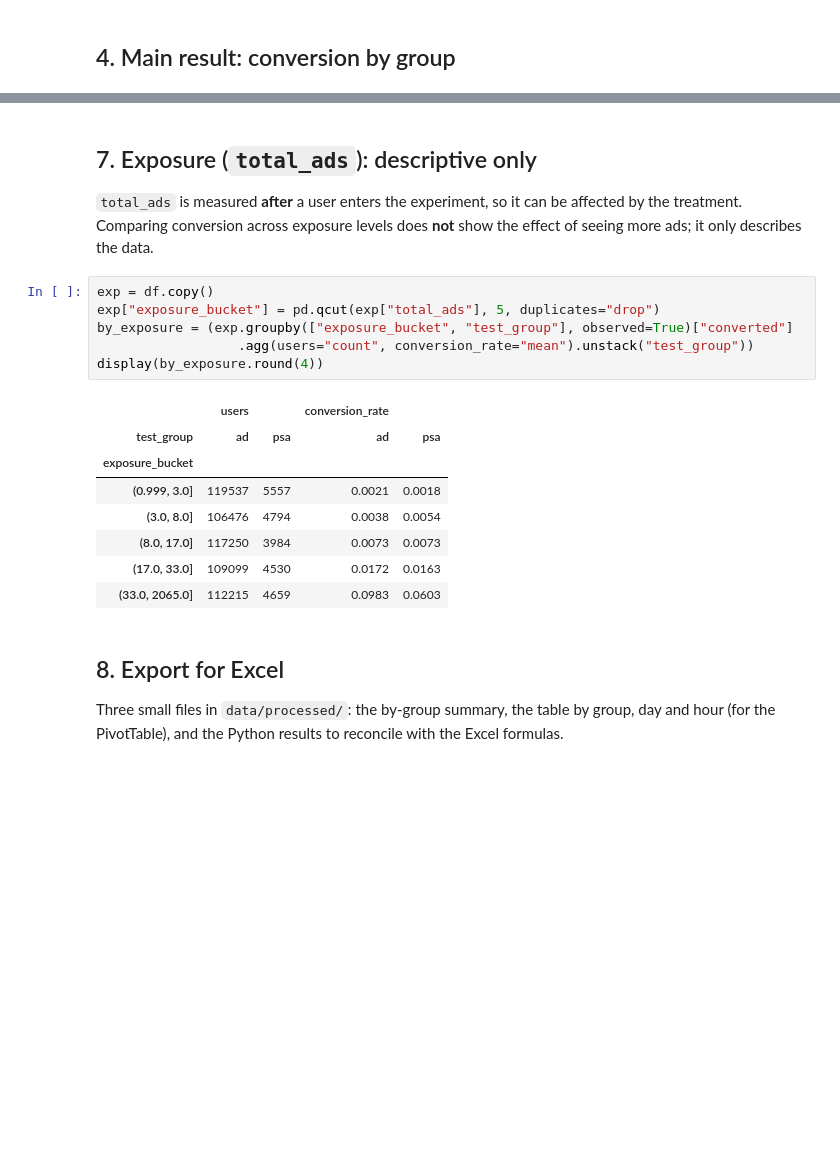
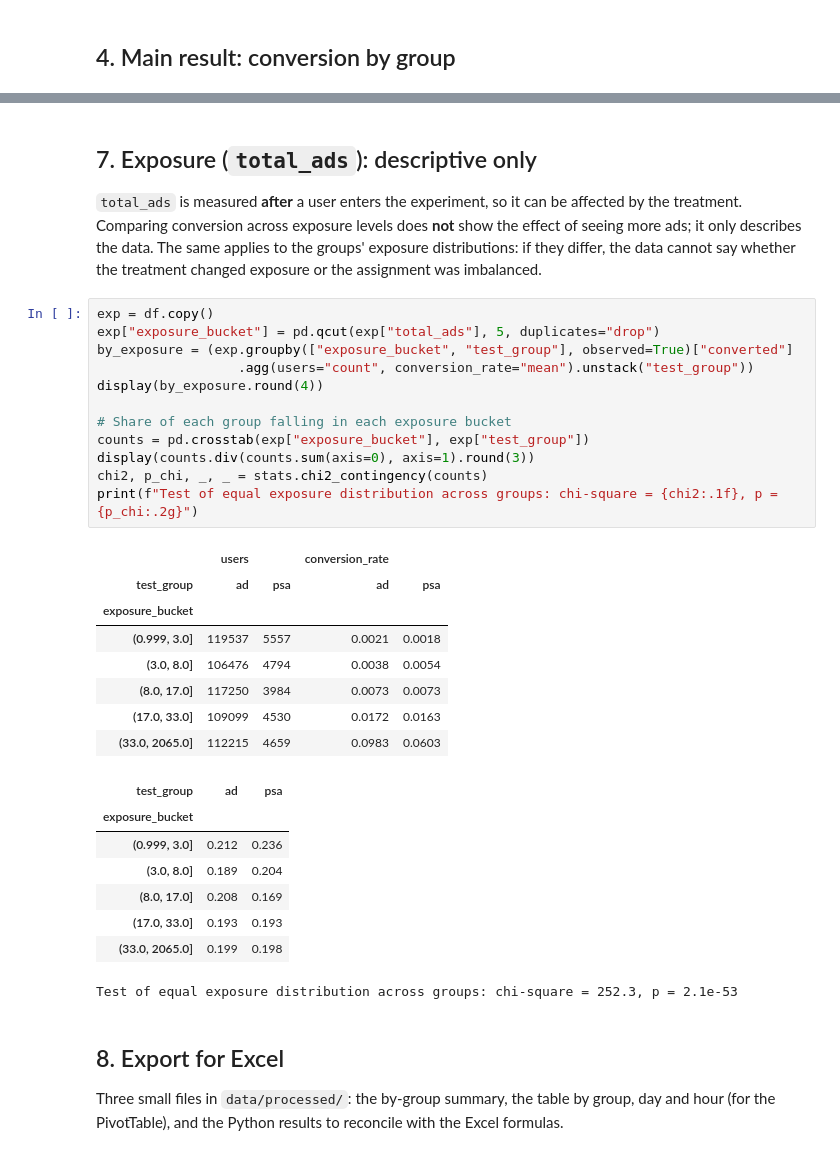
Before and after one commit to noivilbo/marketing-ab-test-analysis, a Jupyter notebook: notebooks/01_ab_test_analysis.ipynb, the cells around one changed output, grey strips where cells are left out. Saved outputs shown, nothing was run; the diff lists cells and outputs as text; blank space fills up the shorter version.

```diff
--- a/notebooks/01_ab_test_analysis.ipynb
+++ b/notebooks/01_ab_test_analysis.ipynb
@@ -299,21 +340,35 @@ Hours significant after Holm correction: 1 of 22 tested
 # %% [markdown]
 ## 7. Exposure (`total_ads`): descriptive only
-`total_ads` is measured **after** a user enters the experiment, so it can be affected by the treatment. Comparing conversion across exposure levels does **not** show the effect of seeing more ads; it only describes the data.
+`total_ads` is measured **after** a user enters the experiment, so it can be affected by the treatment. Comparing conversion across exposure levels does **not** show the effect of seeing more ads; it only describes the data. The same applies to the groups' exposure distributions: if they differ, the data cannot say whether the treatment changed exposure or the assignment was imbalanced.
 # %%
 exp = df.copy()
 exp["exposure_bucket"] = pd.qcut(exp["total_ads"], 5, duplicates="drop")
 by_exposure = (exp.groupby(["exposure_bucket", "test_group"], observed=True)["converted"]
                   .agg(users="count", conversion_rate="mean").unstack("test_group"))
 display(by_exposure.round(4))
+
+# Share of each group falling in each exposure bucket
+counts = pd.crosstab(exp["exposure_bucket"], exp["test_group"])
+display(counts.div(counts.sum(axis=0), axis=1).round(3))
+chi2, p_chi, _, _ = stats.chi2_contingency(counts)
+print(f"Test of equal exposure distribution across groups: chi-square = {chi2:.1f}, p = {p_chi:.2g}")
 # %% [output]
 |  | users |  | conversion_rate |  |
 | test_group | ad | psa | ad | psa |
 | exposure_bucket |  |  |  |  |
 | (0.999, 3.0] | 119537 | 5557 | 0.0021 | 0.0018 |
 | (3.0, 8.0] | 106476 | 4794 | 0.0038 | 0.0054 |
 | (8.0, 17.0] | 117250 | 3984 | 0.0073 | 0.0073 |
 | (17.0, 33.0] | 109099 | 4530 | 0.0172 | 0.0163 |
 | (33.0, 2065.0] | 112215 | 4659 | 0.0983 | 0.0603 |
+| test_group | ad | psa |
+| exposure_bucket |  |  |
+| (0.999, 3.0] | 0.212 | 0.236 |
+| (3.0, 8.0] | 0.189 | 0.204 |
+| (8.0, 17.0] | 0.208 | 0.169 |
+| (17.0, 33.0] | 0.193 | 0.193 |
+| (33.0, 2065.0] | 0.199 | 0.198 |
+Test of equal exposure distribution across groups: chi-square = 252.3, p = 2.1e-53
 # %% [markdown]
 ## 8. Export for Excel
 Three small files in `data/processed/`: the by-group summary, the table by group, day and hour (for the PivotTable), and the Python results to reconcile with the Excel formulas.
```
Also changed, not shown: parts of 14 cells of this notebook.
